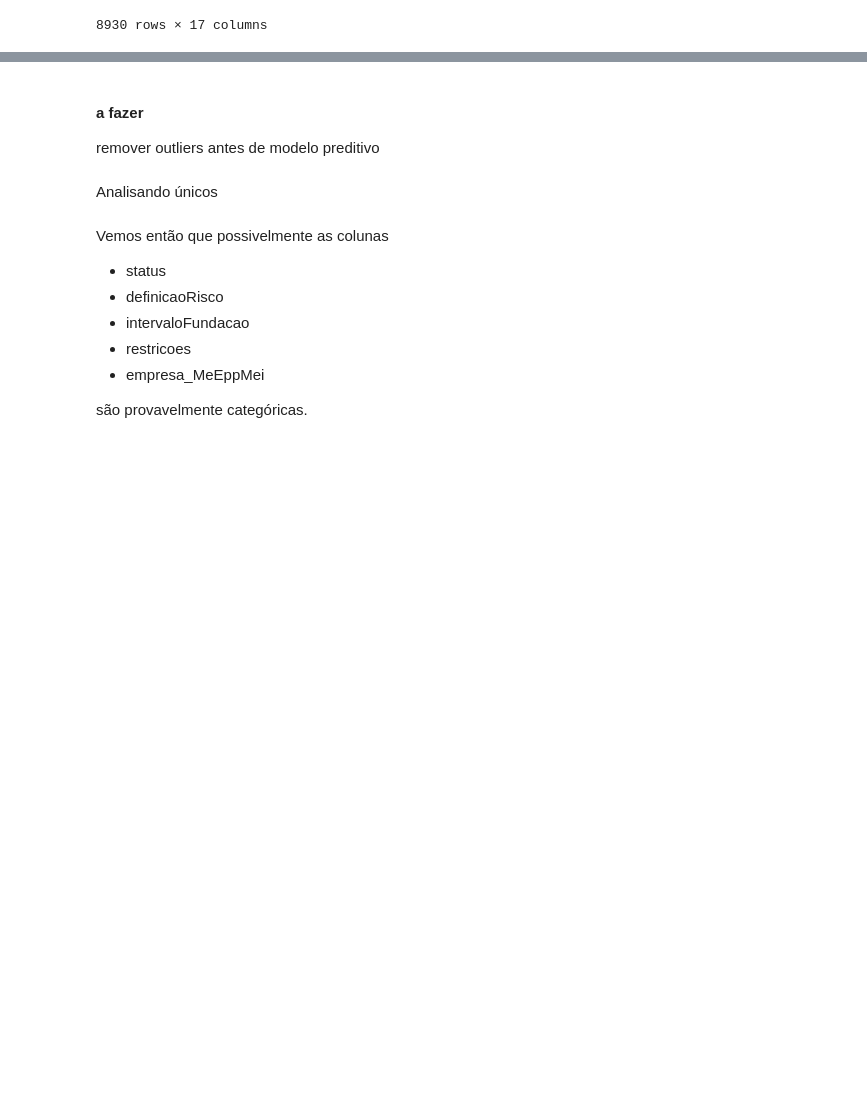
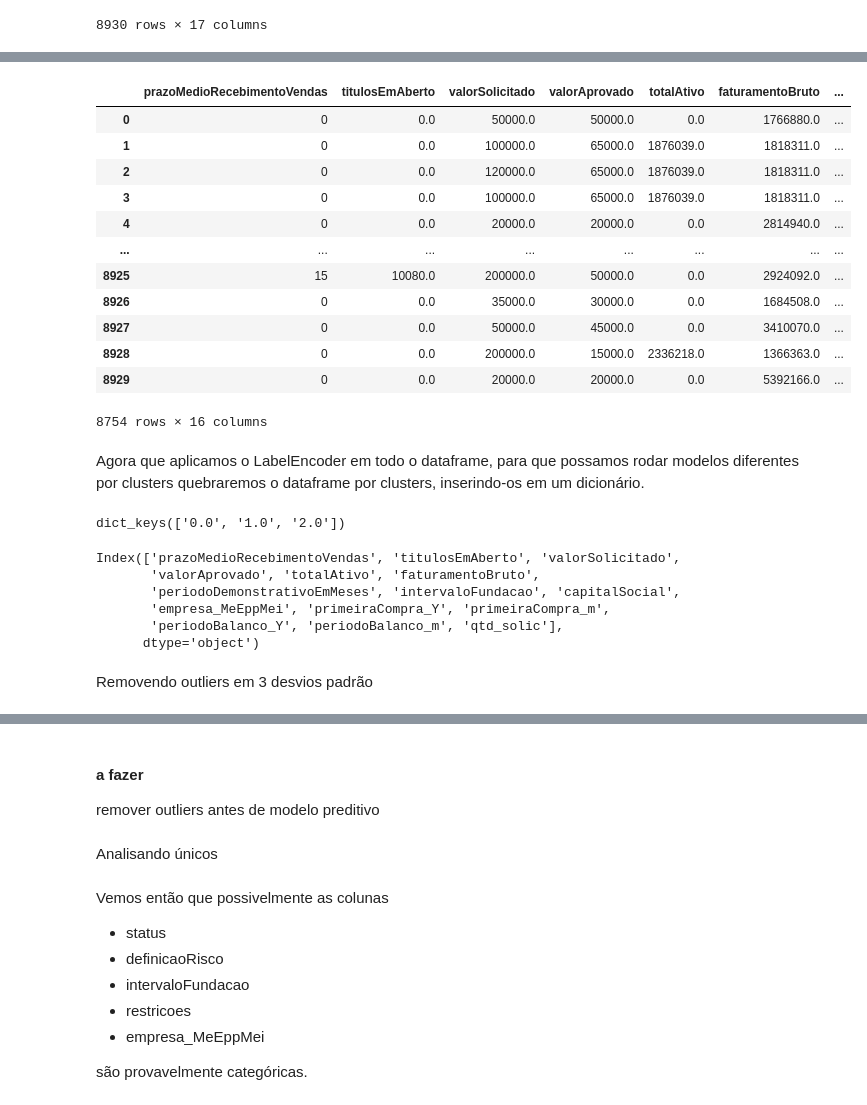
Before and after one commit to diegocmr/bootcamp_ia, a Jupyter notebook: analise_exploratoria.ipynb, the cells around one changed output, grey strips where cells are left out. Cells and saved outputs as stored; diff of their text form; code cells hidden in the pictures; blank space fills up the shorter version.

```diff
--- a/analise_exploratoria.ipynb
+++ b/analise_exploratoria.ipynb
@@ -752,3 +809,67 @@ df3.dropna(subset='capitalSocial', inplace=True)
+# %%
+#corrigindo nulos com valor 0
+df3.fillna(0, inplace=True)
+# %%
+#label encoding
+def label_encode_write_json(df,name=None):
+    # transformando o dataframe com label encoder e retornando dicionario de correspondencias
+    cols = list(df.columns)
+    cols.remove('valorAprovado')
+
+    le = LabelEncoder()
+    dict_label_encoder = {}
+    for col in cols:
+        if df[col].dtype == 'object':
+            le.fit(df[col])
+            df[col] = le.transform(df[col])
+            for val in df[col].drop_duplicates():
+                try:
+                    dict_label_encoder[col].update({le.inverse_transform([val])[0]:val})
+                except:
+                    dict_label_encoder.update({col:{le.inverse_transform([val])[0]:val}})
+    if name != None:
+        with open ('Models/label_encode_{name}.json'.format(name=name), 'w') as jsonfile:
+            json.dump(dict_label_encoder, jsonfile)
+
+    return df
+
+df_le = label_encode_write_json(df3, '{}col'.format(len(df3.columns)))
+display(df_le)
+# %% [output]
+|  | prazoMedioRecebimentoVendas | titulosEmAberto | valorSolicitado | valorAprovado | totalAtivo | faturamentoBruto | ... |
+| 0 | 0 | 0.0 | 50000.0 | 50000.0 | 0.0 | 1766880.0 | ... |
+| 1 | 0 | 0.0 | 100000.0 | 65000.0 | 1876039.0 | 1818311.0 | ... |
+| 2 | 0 | 0.0 | 120000.0 | 65000.0 | 1876039.0 | 1818311.0 | ... |
+| 3 | 0 | 0.0 | 100000.0 | 65000.0 | 1876039.0 | 1818311.0 | ... |
+| 4 | 0 | 0.0 | 20000.0 | 20000.0 | 0.0 | 2814940.0 | ... |
+| ... | ... | ... | ... | ... | ... | ... | ... |
+| 8925 | 15 | 10080.0 | 200000.0 | 50000.0 | 0.0 | 2924092.0 | ... |
+| 8926 | 0 | 0.0 | 35000.0 | 30000.0 | 0.0 | 1684508.0 | ... |
+| 8927 | 0 | 0.0 | 50000.0 | 45000.0 | 0.0 | 3410070.0 | ... |
+| 8928 | 0 | 0.0 | 200000.0 | 15000.0 | 2336218.0 | 1366363.0 | ... |
+| 8929 | 0 | 0.0 | 20000.0 | 20000.0 | 0.0 | 5392166.0 | ... |
+8754 rows × 16 columns
+# %% [markdown]
+Agora que aplicamos o LabelEncoder em todo o dataframe, para que possamos rodar modelos diferentes por clusters quebraremos o dataframe por clusters, inserindo-os em um dicionário.
+# %%
+dict_clusters = {}
+for label in df_le['label'].unique():
+    dict_clusters.update({str(label):df_le[df_le['label']==label].drop(columns='label')})
+    #dropando coluna label por já estar na chave do dicionário
+    #esta etapa só é necessária para treinar os modelos, quando o 'novo' cliente tiver seu cluster
+    #definido, aplica-se o modelo para ele
+dict_clusters.keys()
+# %% [output]
+dict_keys(['0.0', '1.0', '2.0'])
+# %%
+display(dict_clusters['1.0'].columns) #demonstrando coluna label removida com sucesso
+# %% [output]
+Index(['prazoMedioRecebimentoVendas', 'titulosEmAberto', 'valorSolicitado',
+       'valorAprovado', 'totalAtivo', 'faturamentoBruto',
+       'periodoDemonstrativoEmMeses', 'intervaloFundacao', 'capitalSocial',
+       'empresa_MeEppMei', 'primeiraCompra_Y', 'primeiraCompra_m',
+       'periodoBalanco_Y', 'periodoBalanco_m', 'qtd_solic'],
+      dtype='object')
 # %%
 def standard_scale_write_picke(df, drop_na = False, write_pickle = False, filename = None):
     # transformando o dataframe com standard scaler escrevendo pickle
@@ -775,0 +901,2 @@ df_z, y = standard_scale_write_picke(df2, drop_na=True, filename = str(len(df2.c
+# %% [markdown]
+Removendo outliers em 3 desvios padrão
```
Also changed, not shown: parts of 18 cells of this notebook, 3 other files.
